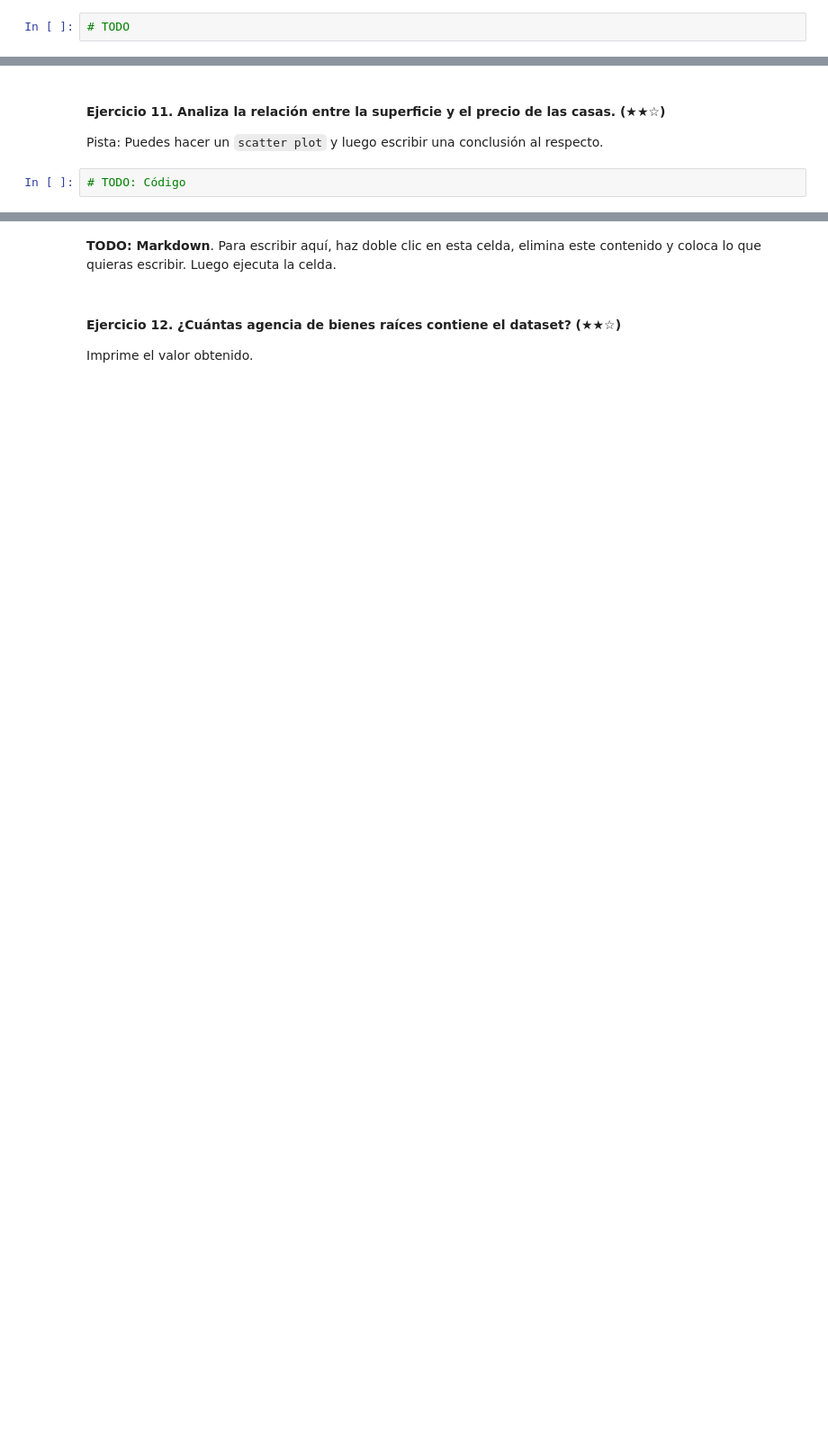
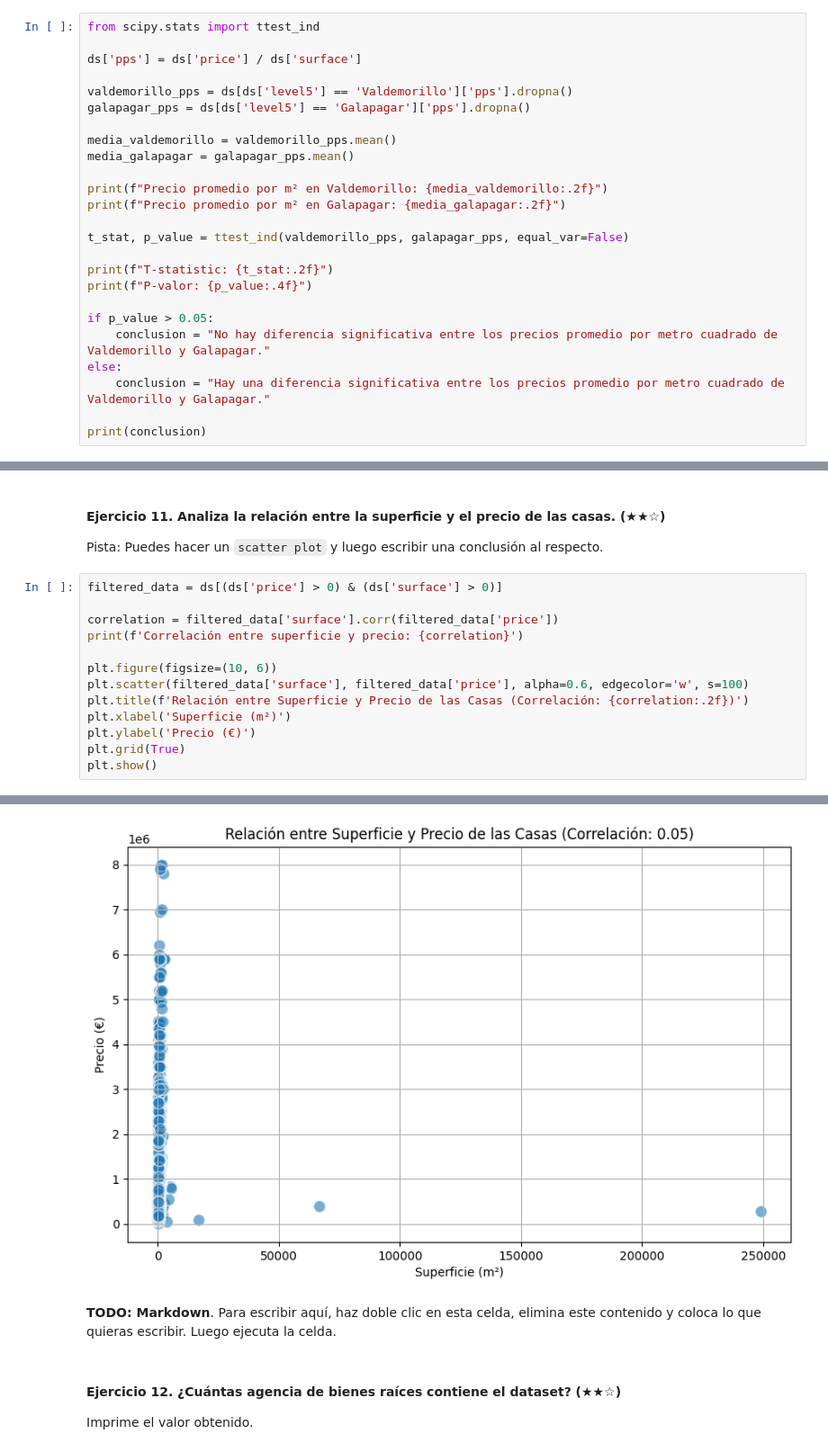
Before and after one commit to 4GeeksAcademy/realestate-datacleanup-exercise.v.04, a Jupyter notebook: project.es.ipynb, the cells around one changed output, grey strips where cells are left out. Shown at 90% size. Saved outputs shown, nothing was run; the diff lists cells and outputs as text; blank space fills up the shorter version.

```diff
--- a/project.es.ipynb
+++ b/project.es.ipynb
@@ -93,4 +222,27 @@ Imprime ambos promedios de precio por metro cuadrado y escribe una conclusión s
 
 Pista: Crea una nueva columna llamada `pps` (*price per square* o precio por metro cuadrado) y luego analiza los valores.
 # %%
-# TODO
+from scipy.stats import ttest_ind
+
+ds['pps'] = ds['price'] / ds['surface']
+
+valdemorillo_pps = ds[ds['level5'] == 'Valdemorillo']['pps'].dropna()
+galapagar_pps = ds[ds['level5'] == 'Galapagar']['pps'].dropna()
+
+media_valdemorillo = valdemorillo_pps.mean()
+media_galapagar = galapagar_pps.mean()
+
+print(f"Precio promedio por m² en Valdemorillo: {media_valdemorillo:.2f}")
+print(f"Precio promedio por m² en Galapagar: {media_galapagar:.2f}")
+
+t_stat, p_value = ttest_ind(valdemorillo_pps, galapagar_pps, equal_var=False)
+
+print(f"T-statistic: {t_stat:.2f}")
+print(f"P-valor: {p_value:.4f}")
+
+if p_value > 0.05:
+    conclusion = "No hay diferencia significativa entre los precios promedio por metro cuadrado de Valdemorillo y Galapagar."
+else:
+    conclusion = "Hay una diferencia significativa entre los precios promedio por metro cuadrado de Valdemorillo y Galapagar."
+
+print(conclusion)
@@ -99,4 +257,16 @@ Pista: Crea una nueva columna llamada `pps` (*price per square* o precio por met
 
 Pista: Puedes hacer un `scatter plot` y luego escribir una conclusión al respecto.
 # %%
-# TODO: Código
+filtered_data = ds[(ds['price'] > 0) & (ds['surface'] > 0)]
+
+correlation = filtered_data['surface'].corr(filtered_data['price'])
+print(f'Correlación entre superficie y precio: {correlation}')
+
+plt.figure(figsize=(10, 6))
+plt.scatter(filtered_data['surface'], filtered_data['price'], alpha=0.6, edgecolor='w', s=100)
+plt.title(f'Relación entre Superficie y Precio de las Casas (Correlación: {correlation:.2f})')
+plt.xlabel('Superficie (m²)')
+plt.ylabel('Precio (€)')
+plt.grid(True)
+plt.show()
+# %% [output]
@@ -103,3 +274,4 @@ Pista: Puedes hacer un `scatter plot` y luego escribir una conclusión al respec
+[figure, added]
 # %% [markdown]
 **TODO: Markdown**. Para escribir aquí, haz doble clic en esta celda, elimina este contenido y coloca lo que quieras escribir. Luego ejecuta la celda.
 # %% [markdown]
```
Also changed, not shown: parts of 25 cells of this notebook.
